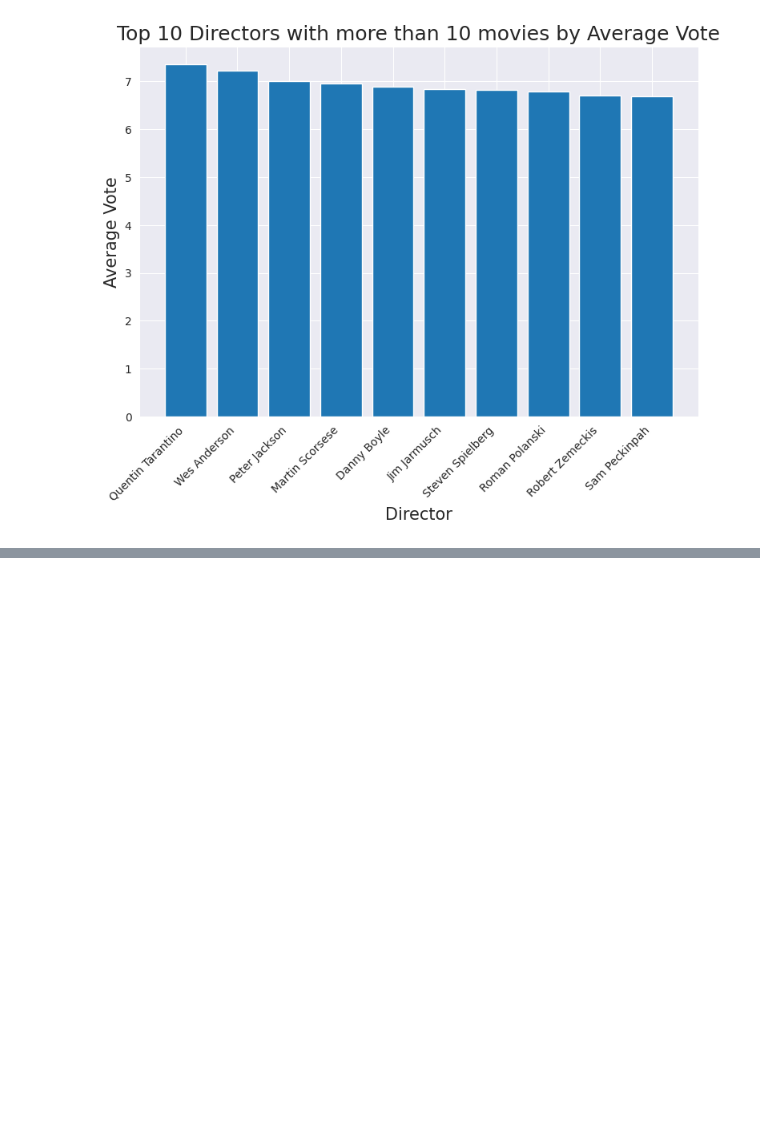
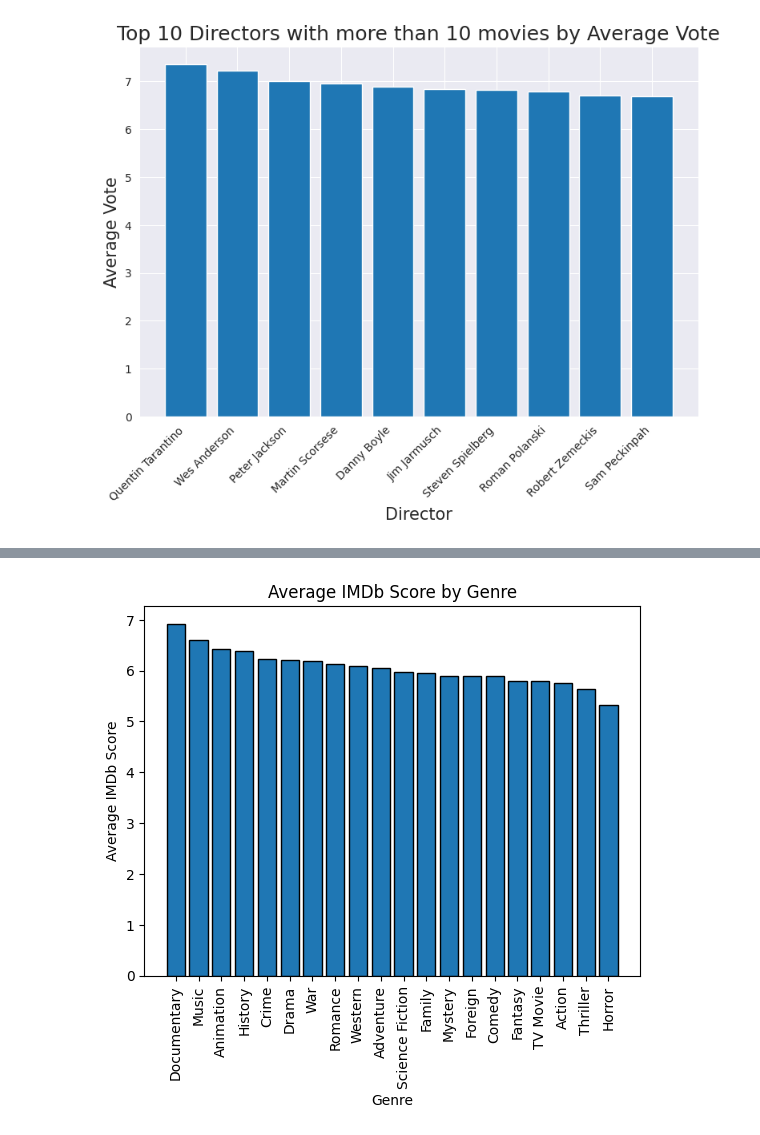
Before and after one commit to RODRIGORUBIO1991/PythonCode, a Jupyter notebook: Netflix/Movies.ipynb, the cells around one changed output, grey strips where cells are left out. Saved outputs shown, nothing was run; the diff lists cells and outputs as text; code cells hidden in the pictures; blank space fills up the shorter version.

```diff
--- a/Netflix/Movies.ipynb
+++ b/Netflix/Movies.ipynb
@@ -374,0 +468,24 @@ plt.show()
+# %%
+import matplotlib.pyplot as plt
+
+# Dividir los géneros por el delimitador "|"
+genres = movie_data['genres'].str.split('|', expand=True)
+
+# Obtener la primera palabra de cada género
+first_genre = genres[0]
+
+# Calcular el promedio de puntuación IMDb por género
+genre_avg_score = movie_data.groupby(first_genre)['vote_average'].mean()
+
+df = genre_avg_score.sort_values(ascending=False)
+
+# Crear el histograma
+plt.bar(df.index, df.values, edgecolor='black')
+plt.title('Average IMDb Score by Genre')
+plt.xlabel('Genre')
+plt.ylabel('Average IMDb Score')
+plt.xticks(rotation=90)
+
+plt.show()
+# %% [output]
+[figure, added]
```
Also changed, not shown: parts of 5 cells of this notebook.
